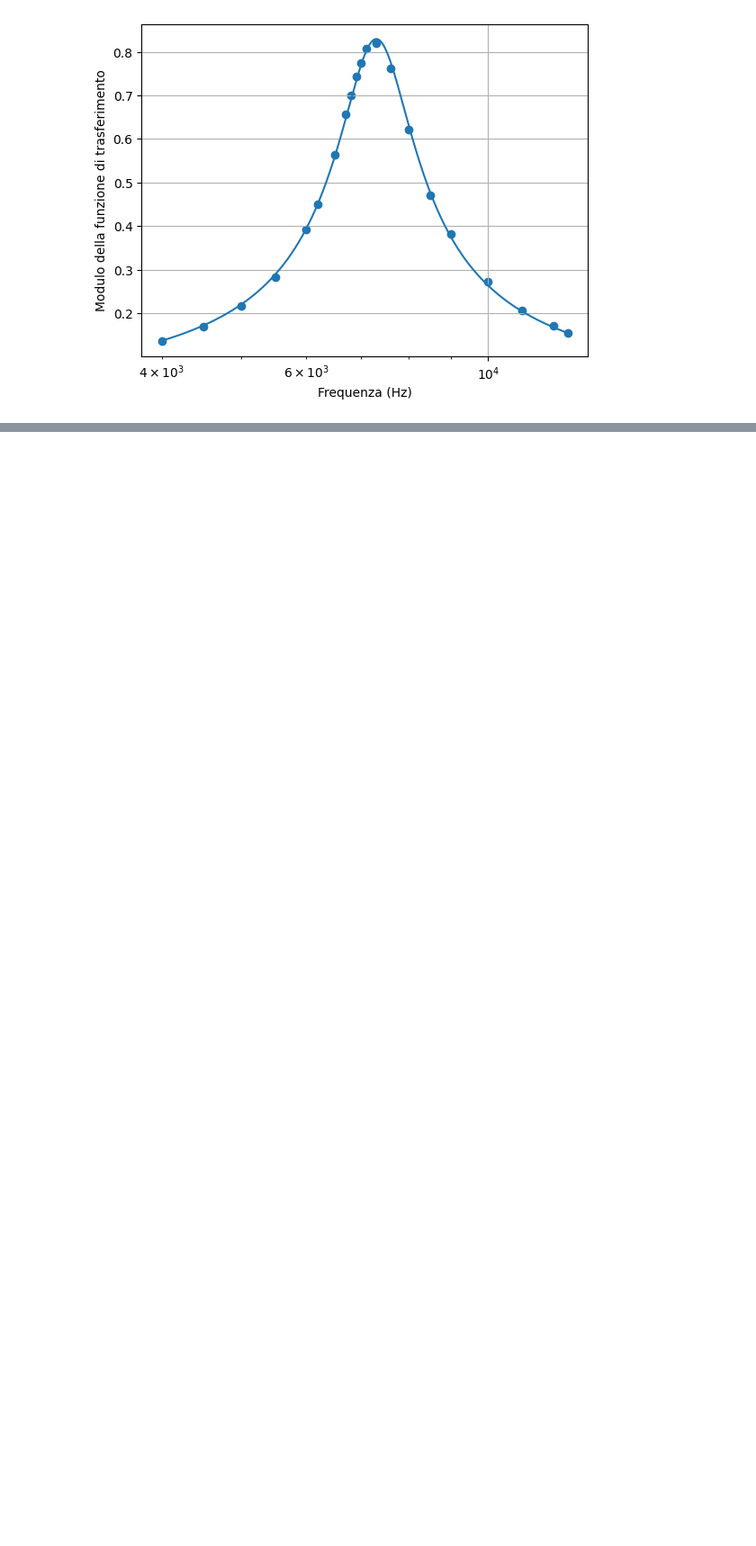
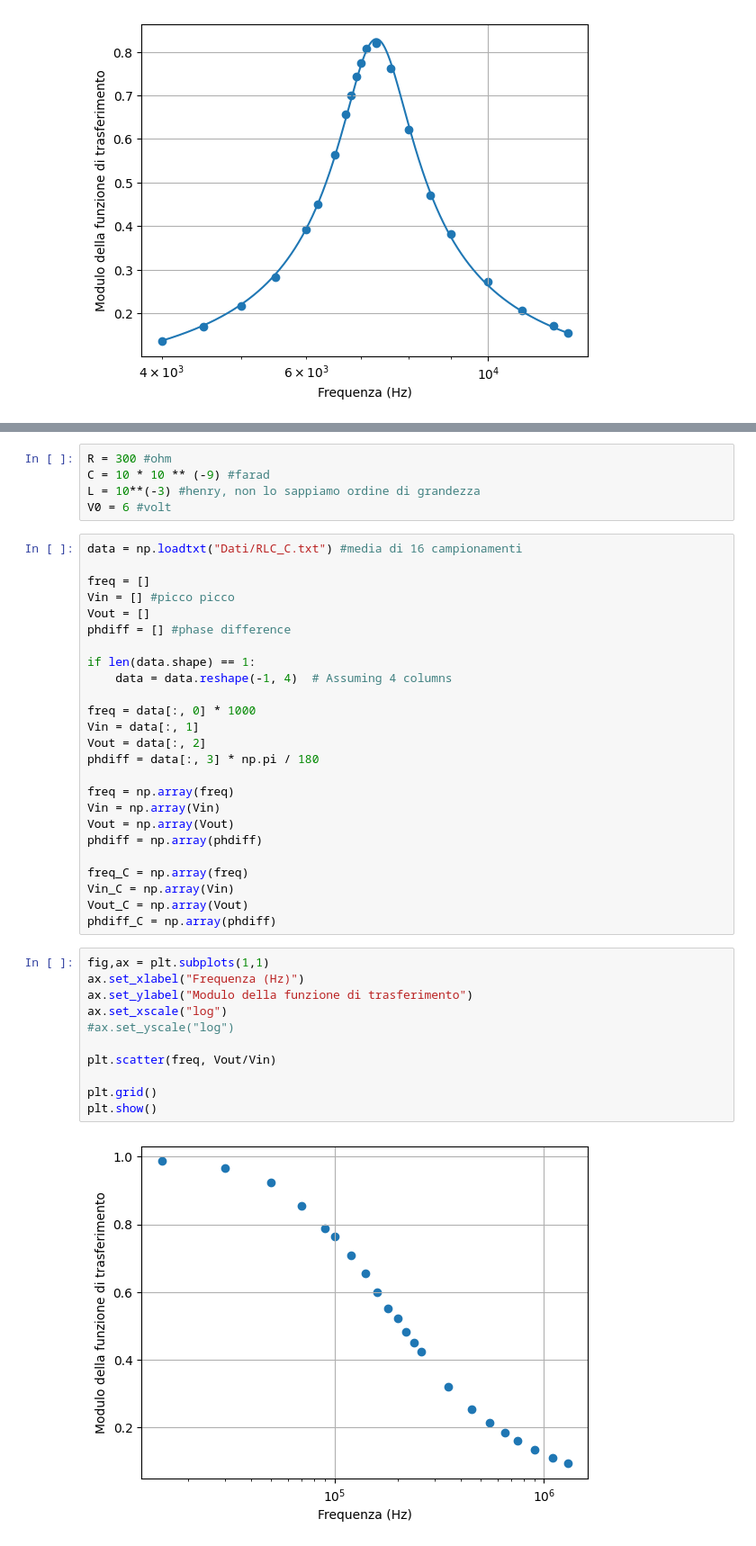
Before and after one commit to ARossiUnimib/Laboratorio-2---Gruppo-21-A.A.-2023-24, a Jupyter notebook: Notebooks/Circuiti_3/Circuiti_3.ipynb, the cells around one changed output, grey strips where cells are left out. Shown: that part at 90% size. Drawn from its saved outputs; the diff is of its cells as text; blank space fills up the shorter version.

```diff
--- a/Notebooks/Circuiti_3/Circuiti_3.ipynb
+++ b/Notebooks/Circuiti_3/Circuiti_3.ipynb
@@ -432,0 +562,43 @@ plt.show()
+# %%
+R = 300 #ohm
+C = 10 * 10 ** (-9) #farad
+L = 10**(-3) #henry, non lo sappiamo ordine di grandezza
+V0 = 6 #volt
+# %%
+data = np.loadtxt("Dati/RLC_C.txt") #media di 16 campionamenti
+
+freq = []
+Vin = [] #picco picco
+Vout = []
+phdiff = [] #phase difference
+
+if len(data.shape) == 1:
+    data = data.reshape(-1, 4)  # Assuming 4 columns
+
+freq = data[:, 0] * 1000
+Vin = data[:, 1]
+Vout = data[:, 2]
+phdiff = data[:, 3] * np.pi / 180
+
+freq = np.array(freq)
+Vin = np.array(Vin)
+Vout = np.array(Vout)
+phdiff = np.array(phdiff)
+
+freq_C = np.array(freq)
+Vin_C = np.array(Vin)
+Vout_C = np.array(Vout)
+phdiff_C = np.array(phdiff)
+# %%
+fig,ax = plt.subplots(1,1)
+ax.set_xlabel("Frequenza (Hz)")
+ax.set_ylabel("Modulo della funzione di trasferimento")
+ax.set_xscale("log")
+#ax.set_yscale("log")
+
+plt.scatter(freq, Vout/Vin)
+
+plt.grid()
+plt.show()
+# %% [output]
+[figure, added]
```
Also changed, not shown: parts of 17 cells of this notebook, 4 other files.
